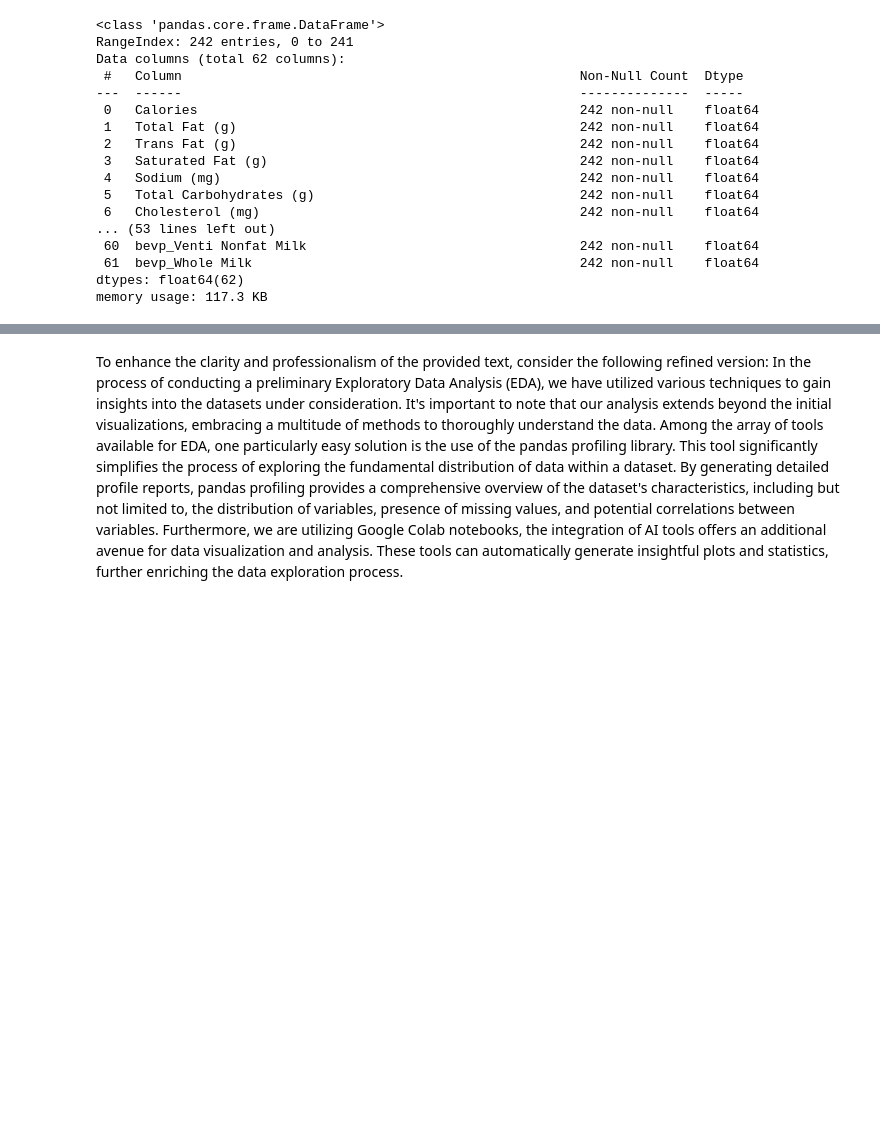
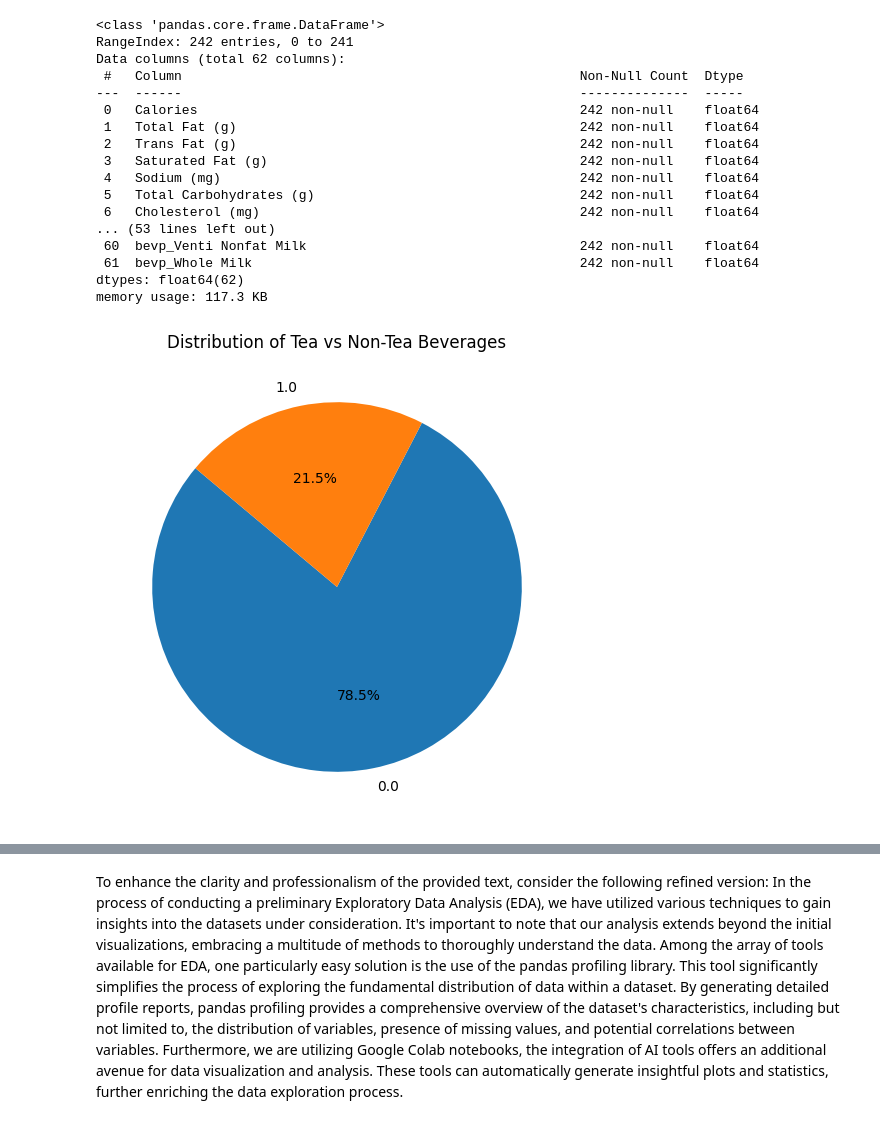
Before and after one commit to AshishT-123/FMML-projects-and-labs, a Jupyter notebook: AIML_III_Module_2_project_2024.ipynb, the cells around one changed output, grey strips where cells are left out. Saved outputs shown, nothing was run; the diff lists cells and outputs as text; code cells hidden in the pictures; blank space fills up the shorter version.

```diff
--- a/AIML_III_Module_2_project_2024.ipynb
+++ b/AIML_III_Module_2_project_2024.ipynb
@@ -353,4 +369,13 @@ memory usage: 117.3 KB
 # %%
 ## to do
 
 # Create a pie chart of the 'Tea' column also write your observation form the plot
+tea_counts = data['Tea'].value_counts()
+
+plt.figure(figsize=(8, 6))
+tea_counts.plot(kind='pie', autopct='%1.1f%%', startangle=140)
+plt.title('Distribution of Tea vs Non-Tea Beverages')
+plt.ylabel('')
+plt.show()
+# %% [output]
+[figure, added]
```
Also changed, not shown: parts of 18 cells of this notebook.
